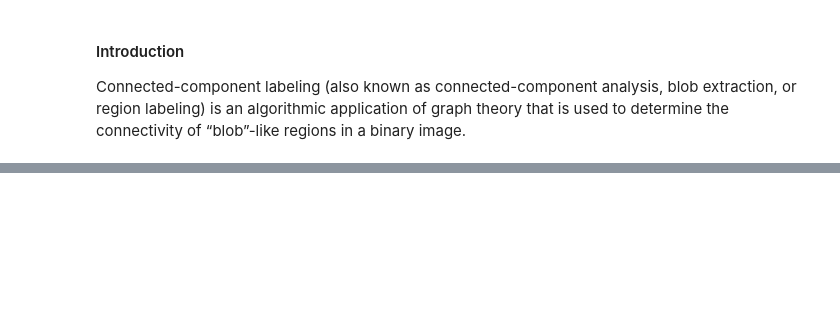
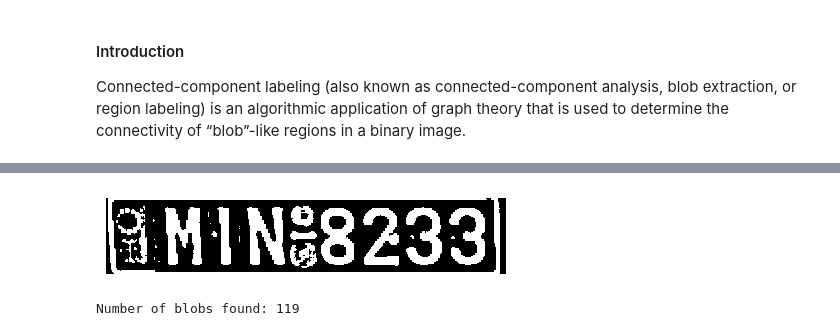
Before and after one commit to KarthikKothareddy/pisgurus, a Jupyter notebook: connected_component_labelling.ipynb, the cells around one changed output, grey strips where cells are left out. Drawn from its saved outputs; the diff is of its cells as text; code cells hidden in the pictures; blank space fills up the shorter version.

```diff
--- a/connected_component_labelling.ipynb
+++ b/connected_component_labelling.ipynb
@@ -88,0 +91,20 @@ display(v)
+# %%
+# adaptive theresholding .. pay attention
+thresholded = cv2.adaptiveThreshold(
+    src=v,
+    maxValue=255,
+    adaptiveMethod=cv2.ADAPTIVE_THRESH_MEAN_C,
+    thresholdType=cv2.THRESH_BINARY_INV,
+    blockSize=17,
+    C=3
+)
+display(thresholded, flip=False, cmap="gray")
+# %% [output]
+[figure, added]
+# %%
+# perform connected component labelling
+labels = measure.label(thresholded, connectivity=2, background=0)
+mask = np.zeros(thresholded.shape, dtype="uint8")
+print("Number of blobs found: {}".format(len(np.unicode(labels))))
+# %% [output]
+Number of blobs found: 119
```
Also changed, not shown: parts of 2 cells of this notebook, 1 other file.
